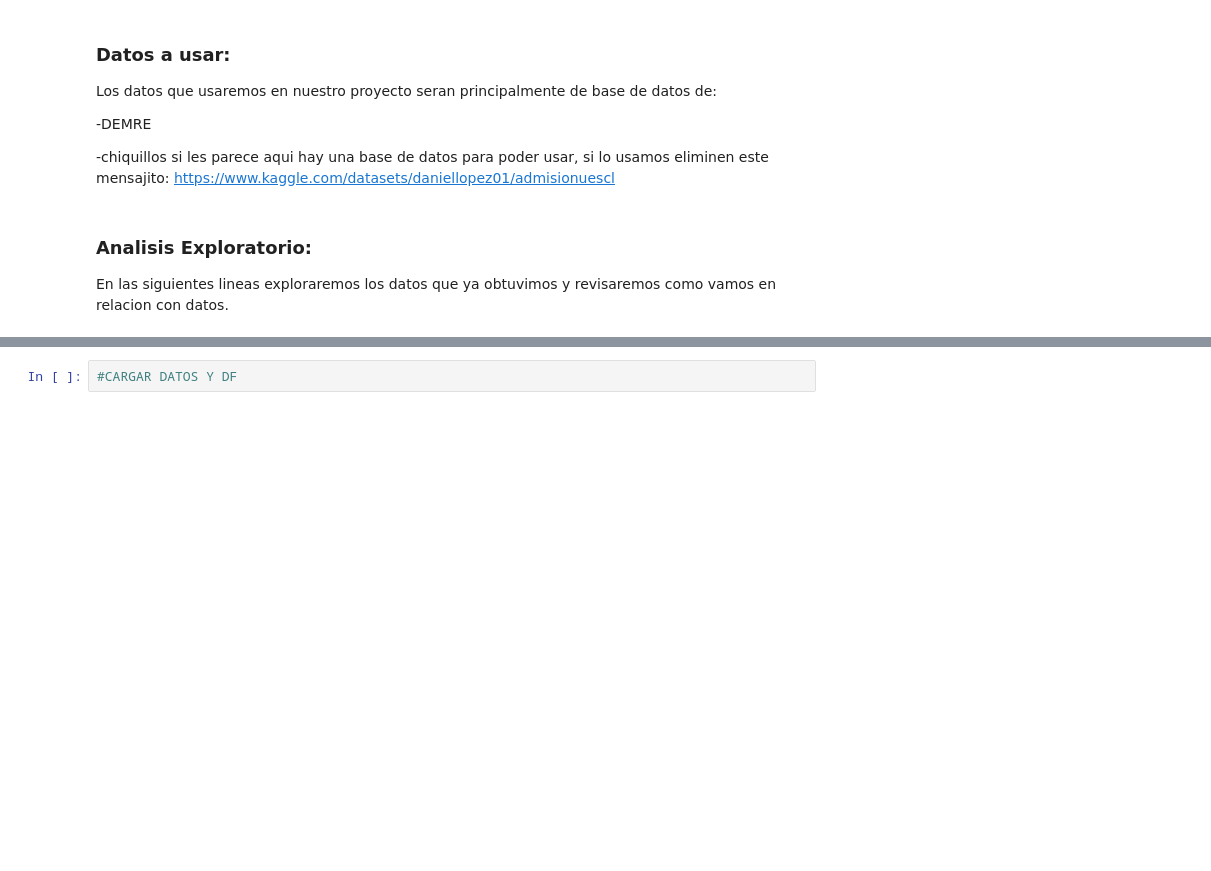
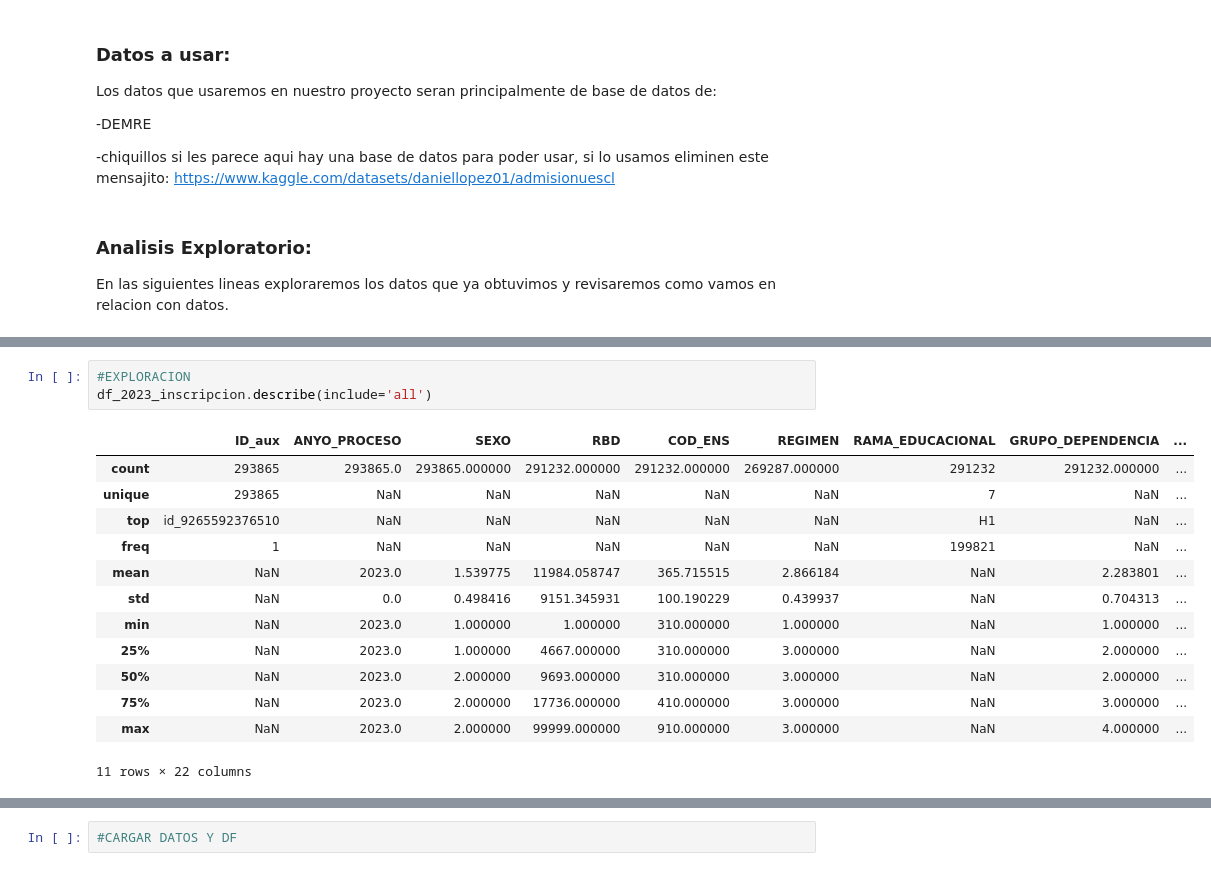
Before and after one commit to LmChicao/Proyecto-Intro-Ciencias-de-datos-2025-2-, a Jupyter notebook: Analisis Exploratorio/EDA.ipynb, the cells around one changed output, grey strips where cells are left out. Saved outputs shown, nothing was run; the diff lists cells and outputs as text; blank space fills up the shorter version.

```diff
--- a/Analisis Exploratorio/EDA.ipynb
+++ b/Analisis Exploratorio/EDA.ipynb
@@ -42,0 +83,17 @@ import matplotlib.pyplot as plt
+# %%
+#EXPLORACION
+df_2023_inscripcion.describe(include='all')
+# %% [output]
+|  | ID_aux | ANYO_PROCESO | SEXO | RBD | COD_ENS | REGIMEN | RAMA_EDUCACIONAL | GRUPO_DEPENDENCIA | ... |
+| count | 293865 | 293865.0 | 293865.000000 | 291232.000000 | 291232.000000 | 269287.000000 | 291232 | 291232.000000 | ... |
+| unique | 293865 | NaN | NaN | NaN | NaN | NaN | 7 | NaN | ... |
+| top | id_9265592376510 | NaN | NaN | NaN | NaN | NaN | H1 | NaN | ... |
+| freq | 1 | NaN | NaN | NaN | NaN | NaN | 199821 | NaN | ... |
+| mean | NaN | 2023.0 | 1.539775 | 11984.058747 | 365.715515 | 2.866184 | NaN | 2.283801 | ... |
+| std | NaN | 0.0 | 0.498416 | 9151.345931 | 100.190229 | 0.439937 | NaN | 0.704313 | ... |
+| min | NaN | 2023.0 | 1.000000 | 1.000000 | 310.000000 | 1.000000 | NaN | 1.000000 | ... |
+| 25% | NaN | 2023.0 | 1.000000 | 4667.000000 | 310.000000 | 3.000000 | NaN | 2.000000 | ... |
+| 50% | NaN | 2023.0 | 2.000000 | 9693.000000 | 310.000000 | 3.000000 | NaN | 2.000000 | ... |
+| 75% | NaN | 2023.0 | 2.000000 | 17736.000000 | 410.000000 | 3.000000 | NaN | 3.000000 | ... |
+| max | NaN | 2023.0 | 2.000000 | 99999.000000 | 910.000000 | 3.000000 | NaN | 4.000000 | ... |
+11 rows × 22 columns
```
Also changed, not shown: parts of 7 cells of this notebook, 2 other files.
